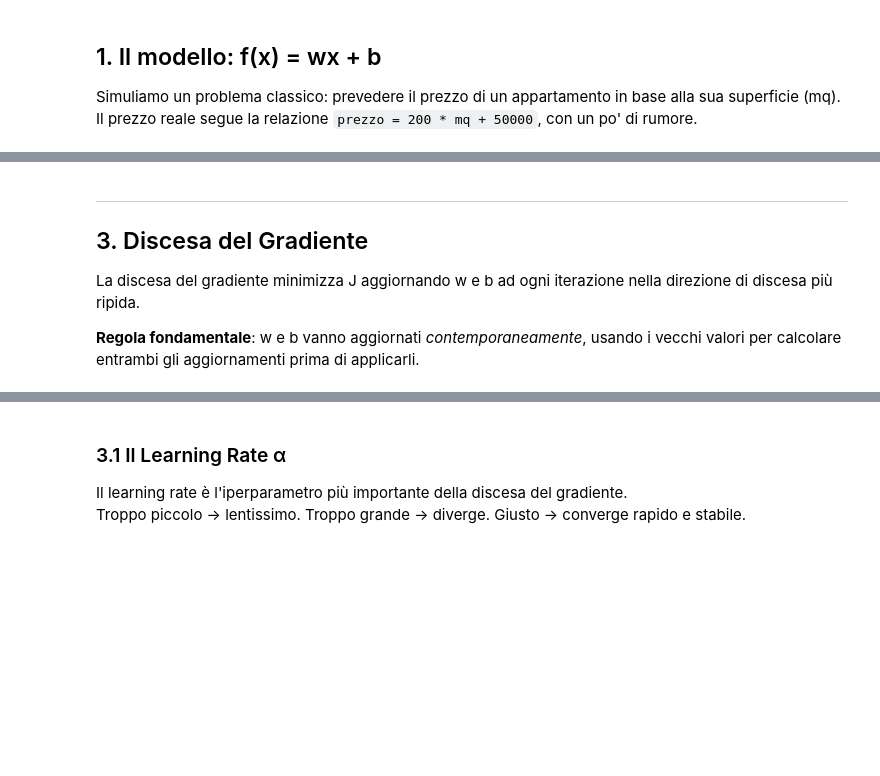
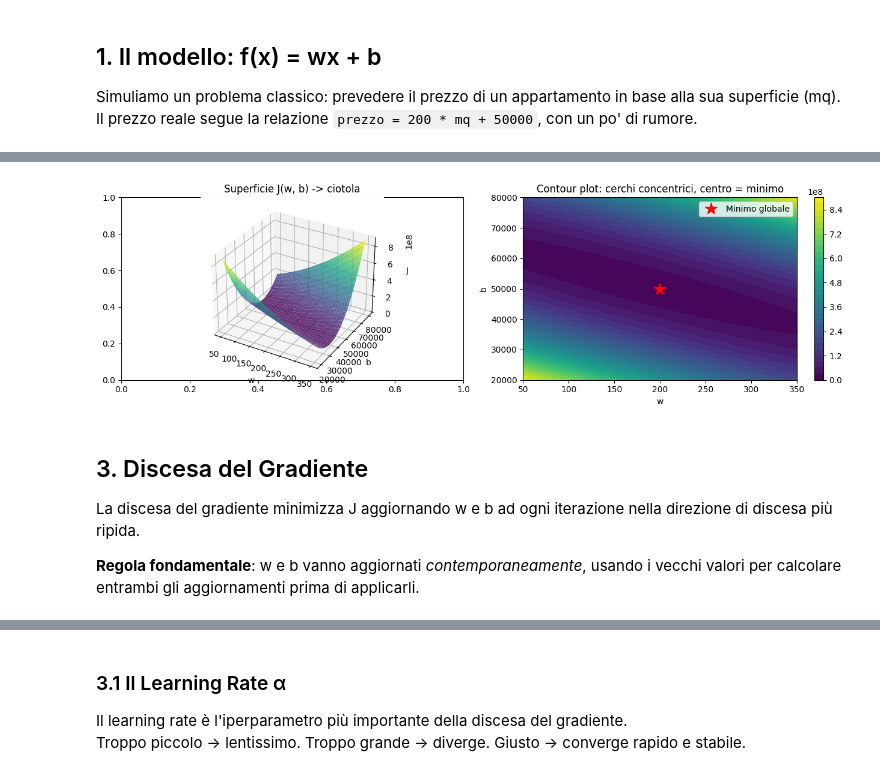
Before and after one commit to LeonardoCofone/The-AI-Handbook, a Jupyter notebook: chapter_5_Machine_Learning.ipynb, the cells around one changed output, grey strips where cells are left out. Saved outputs shown, nothing was run; the diff lists cells and outputs as text; code cells hidden in the pictures; blank space fills up the shorter version.

```diff
--- a/chapter_5_Machine_Learning.ipynb
+++ b/chapter_5_Machine_Learning.ipynb
@@ -104,34 +115,35 @@ plt.show()
 # %%
 # Con entrambi i parametri: superficie 3D a forma di ciotola
 w_vals = np.linspace(50, 350, 60)
 b_vals = np.linspace(20_000, 80_000, 60)
 W, B   = np.meshgrid(w_vals, b_vals)
 J_grid = np.array([[compute_cost(X, y, wi, bi) for wi in w_vals] for bi in b_vals])
 
 fig, axes = plt.subplots(1, 2, figsize=(13, 4))
 
 # Superficie 3D
 ax1 = fig.add_subplot(121, projection='3d')
 ax1.plot_surface(W, B, J_grid, cmap='viridis', alpha=0.8)
 ax1.set_xlabel('w')
 ax1.set_ylabel('b')
 ax1.set_zlabel('J')
-ax1.set_title('Superficie J(w, b)  →  ciotola')
+ax1.set_title('Superficie J(w, b) -> ciotola')
 
 # Contour plot
 ax2 = plt.subplot(122)
 cp = ax2.contourf(W, B, J_grid, levels=30, cmap='viridis')
 ax2.plot(200, 50_000, 'r*', markersize=15, label='Minimo globale')
 plt.colorbar(cp, ax=ax2)
 ax2.set_xlabel('w')
 ax2.set_ylabel('b')
 ax2.set_title('Contour plot: cerchi concentrici, centro = minimo')
 ax2.legend()
 
 plt.tight_layout()
 plt.show()
+# %% [output]
+[figure, added]
 # %% [markdown]
----
 ## 3. Discesa del Gradiente
 
 La discesa del gradiente minimizza J aggiornando w e b ad ogni iterazione nella direzione di discesa più ripida.
```
Also changed, not shown: parts of 17 cells of this notebook.
